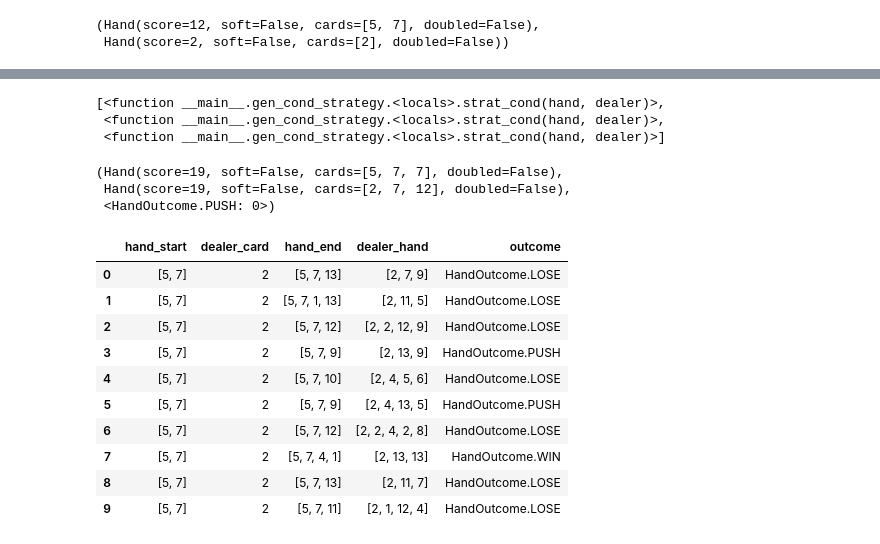
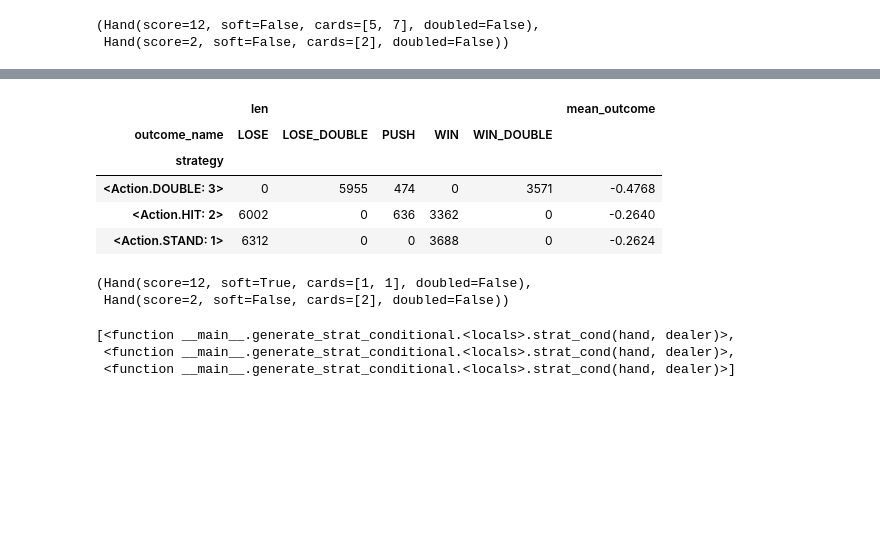
Before and after one commit to sdvinay/blackjack, a Jupyter notebook: Blackjack_sim.ipynb, the cells around one changed output, grey strips where cells are left out. Drawn from its saved outputs; the diff is of its cells as text; code cells hidden in the pictures; blank space fills up the shorter version.

```diff
--- a/Blackjack_sim.ipynb
+++ b/Blackjack_sim.ipynb
@@ -332,0 +359,16 @@ def cond_12_2(hand, dealer):
+# %%
+# Implement a strategy that composes conditions and actions
+
+def cond_12_2(hand, dealer):
+    return hand.score == 12 and dealer.score == 2 and not hand.soft
+conditions = [(cond_12_2, Action.STAND)]
+
+def generate_strat_conditional(strat_base, conditions):
+    def strat_cond(hand, dealer):
+        for (condition, action) in conditions:
+            if condition(hand, dealer): return action
+        return strat_base(hand, dealer)
+    strat_cond.name = 'strat_cond'
+    return strat_cond
+
+strat_cond = generate_strat_conditional(strat_simple, conditions)
@@ -333,33 +409,36 @@ def cond_12_2(hand, dealer):
+# %%
+# TODO reduce duplication with run_n_sim_trials
+def run_n_sim_trials_from_state(strats, hand_p, hand_d, n):
+    sims = [generate_rows_from_round(complete_one_round(strats, hand_p, hand_d, deal_card())) for _ in range(n)]
+    results = pd.DataFrame([player for round in sims for player in round])
+    results['outcome_value'] = results['outcome'].apply(lambda x: x.value)
+    results['outcome_name'] = results['outcome'].apply(lambda x: str(x)[12:])
+    return results
+
+sims = run_n_sim_trials_from_state(strats, hand_p, hand_d, 10000)
+summarize_totals(sims)
+# %% [output]
+|  | len |  |  |  |  | mean_outcome |
+| outcome_name | LOSE | LOSE_DOUBLE | PUSH | WIN | WIN_DOUBLE |  |
+| strategy |  |  |  |  |  |  |
+| <Action.DOUBLE: 3> | 0 | 5955 | 474 | 0 | 3571 | -0.4768 |
+| <Action.HIT: 2> | 6002 | 0 | 636 | 3362 | 0 | -0.2640 |
+| <Action.STAND: 1> | 6312 | 0 | 0 | 3688 | 0 | -0.2624 |
+# %%
+# Soft 12 vs 2
+hand_12s = make_hand([1, 1])
+
+hand_12s, hand_d
+# %% [output]
+(Hand(score=12, soft=True, cards=[1, 1], doubled=False),
+ Hand(score=2, soft=False, cards=[2], doubled=False))
 # %%
-strats = gen_cond_strategies(strat_simple, cond_12_2, [Action.HIT, Action.STAND, Action.DOUBLE])
+def cond_12s_2(hand, dealer):
+    return hand.score == 12 and dealer.score == 2 and hand.soft
+
+strats = gen_cond_strategies(strat_simple, cond_12s_2, [Action.HIT, Action.STAND, Action.DOUBLE])
 strats
 # %% [output]
-[<function __main__.gen_cond_strategy.<locals>.strat_cond(hand, dealer)>,
- <function __main__.gen_cond_strategy.<locals>.strat_cond(hand, dealer)>,
- <function __main__.gen_cond_strategy.<locals>.strat_cond(hand, dealer)>]
+[<function __main__.generate_strat_conditional.<locals>.strat_cond(hand, dealer)>,
+ <function __main__.generate_strat_conditional.<locals>.strat_cond(hand, dealer)>,
+ <function __main__.generate_strat_conditional.<locals>.strat_cond(hand, dealer)>]
-# %%
-complete_one_hand(strats[0], hand_p, hand_d)
-# %% [output]
-(Hand(score=19, soft=False, cards=[5, 7, 7], doubled=False),
- Hand(score=19, soft=False, cards=[2, 7, 12], doubled=False),
- <HandOutcome.PUSH: 0>)
-# %%
-
-
-def run_n_sim_trials_from_state(strat, hand_p, hand_d, n):
-    sims = pd.DataFrame([generate_row_from_hand(complete_one_hand(strat, hand_p, hand_d)) for _ in range(n)])
-    return sims
-
-run_n_sim_trials_from_state(strats[0], hand_p, hand_d, 10)
-# %% [output]
-|  | hand_start | dealer_card | hand_end | dealer_hand | outcome |
-| 0 | [5, 7] | 2 | [5, 7, 13] | [2, 7, 9] | HandOutcome.LOSE |
-| 1 | [5, 7] | 2 | [5, 7, 1, 13] | [2, 11, 5] | HandOutcome.LOSE |
-| 2 | [5, 7] | 2 | [5, 7, 12] | [2, 2, 12, 9] | HandOutcome.LOSE |
-| 3 | [5, 7] | 2 | [5, 7, 9] | [2, 13, 9] | HandOutcome.PUSH |
-| 4 | [5, 7] | 2 | [5, 7, 10] | [2, 4, 5, 6] | HandOutcome.LOSE |
-| 5 | [5, 7] | 2 | [5, 7, 9] | [2, 4, 13, 5] | HandOutcome.PUSH |
-| 6 | [5, 7] | 2 | [5, 7, 12] | [2, 2, 4, 2, 8] | HandOutcome.LOSE |
-| 7 | [5, 7] | 2 | [5, 7, 4, 1] | [2, 13, 13] | HandOutcome.WIN |
-| 8 | [5, 7] | 2 | [5, 7, 13] | [2, 11, 7] | HandOutcome.LOSE |
-| 9 | [5, 7] | 2 | [5, 7, 11] | [2, 1, 12, 4] | HandOutcome.LOSE |
```
Also changed, not shown: parts of 35 cells of this notebook.
